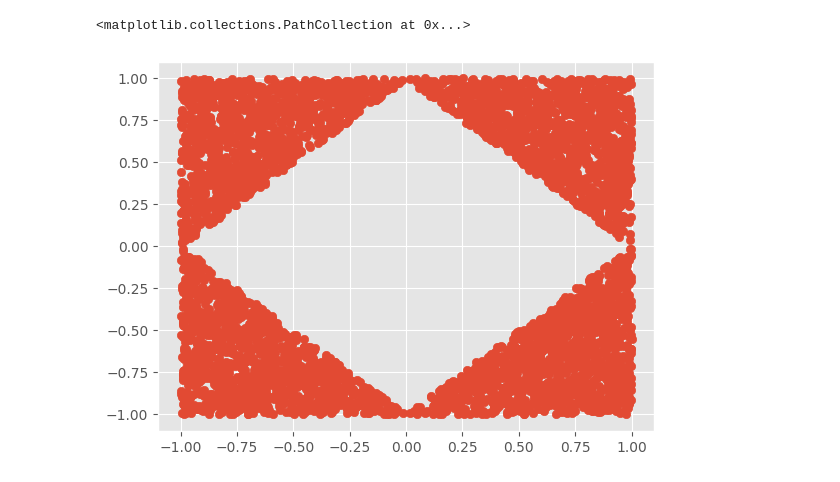
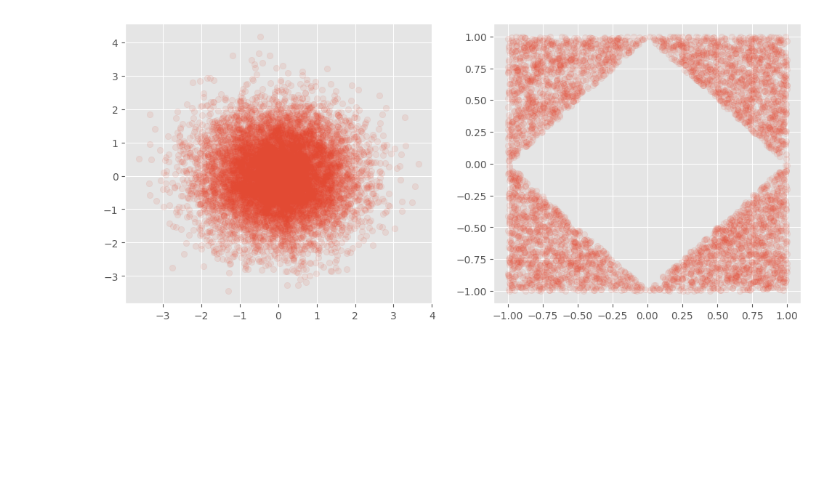
Before and after one commit to AHsu98/StoKAAsticInterpolants, a Jupyter notebook: kernel_transport.ipynb, the cells around one changed output. Cells and saved outputs as stored; diff of their text form; code cells hidden in the pictures; blank space fills up the shorter version.

```diff
--- a/kernel_transport.ipynb
+++ b/kernel_transport.ipynb
@@ -1,6 +1,6 @@
 # %%
 import jax
-jax.config.update('jax_default_device',jax.devices()[0])
+jax.config.update('jax_default_device',jax.devices()[1])
 jax.config.update('jax_enable_x64',True)
 import equinox as eqx
 import jax.numpy as jnp
@@ -29,14 +29,18 @@ plt.style.use('ggplot')
 # %%
 num_target = 5000
 key = jax.random.PRNGKey(10)
 target_samples = jax.random.uniform(key,shape = (10*num_target,2),minval=-1,maxval=1)
 target_samples = 1 * target_samples[jnp.sum(jnp.abs(target_samples),1)>1.][:num_target]
 
 num_reference = 10000
 key = jax.random.PRNGKey(15)
 reference_samples = jax.random.normal(key=key,shape=(num_reference,2))
-plt.scatter(target_samples[:,0],target_samples[:,1])
+plt.figure(figsize=(12,5))
+plt.subplot(1,2,1)
+plt.scatter(reference_samples[:,0],reference_samples[:,1],alpha = 0.1)
+plt.subplot(1,2,2)
+plt.scatter(target_samples[:,0],target_samples[:,1],alpha = 0.1)
+plt.show()
 # %% [output]
-<matplotlib.collections.PathCollection at 0x...>
-[figure, old version]
+[figure, new version]
 # %%
```
Also changed, not shown: parts of 15 cells of this notebook, 4 other files.
